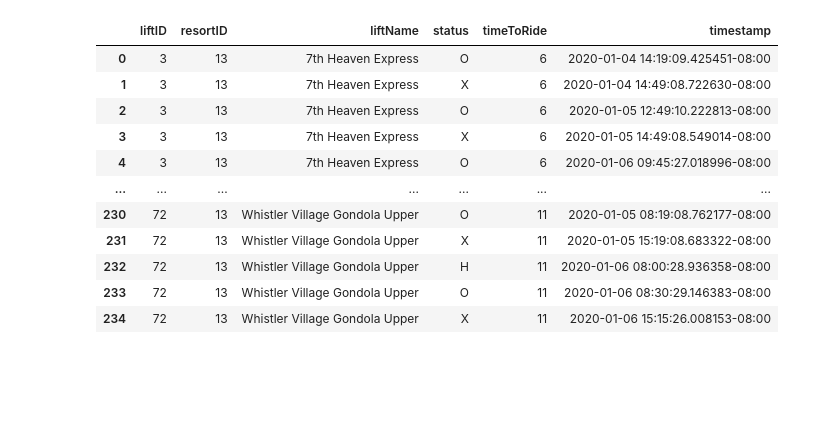
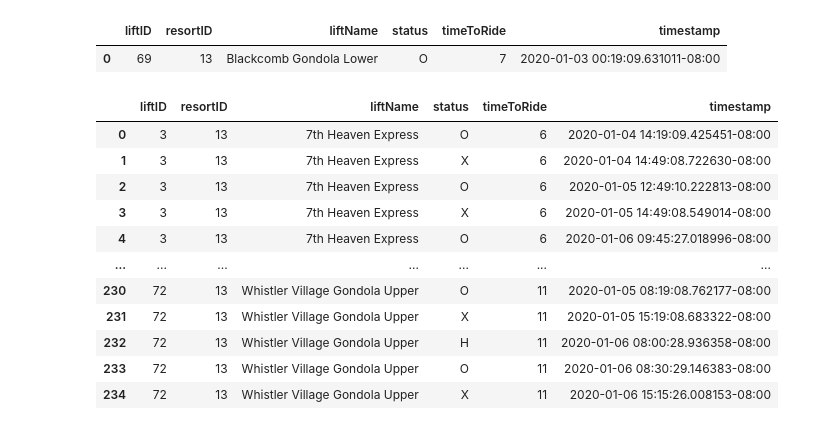
Before and after one commit to Pall-v/snowbot, a Jupyter notebook: process_json.ipynb, the cells around one changed output. Cells and saved outputs as stored; diff of their text form; code cells hidden in the pictures; blank space fills up the shorter version.

```diff
--- a/process_json.ipynb
+++ b/process_json.ipynb
@@ -97,6 +161,22 @@ df = df.astype({
     "timeToRide": "int"
 })
 df["timestamp"] = pd.to_datetime(df["timestamp"])
+# %%
+def set_lifts_df_datatypes(df):
+
+    # set datatypes for lift table
+    df = df.astype({
+        "liftID": 'category',
+        "resortID": 'category',
+        "liftName": 'category',
+        "status": 'category',
+        "timeToRide": "int"
+    })
+    df["timestamp"] = pd.to_datetime(df["timestamp"])
+
+    return df
+
+df_test = set_lifts_df_datatypes(df_test)
 # %%
 def get_status_changes(df):
     '''Returns a dataframe that only includes the times when there was a change to a new status'''
@@ -104,6 +184,11 @@ def get_status_changes(df):
            .apply(lambda x: x[x.status.ne(x.status.shift())])\
            .reset_index(drop=True)
     return df
+# %%
+get_status_changes(df_test)
+# %% [output]
+|  | liftID | resortID | liftName | status | timeToRide | timestamp |
+| 0 | 69 | 13 | Blackcomb Gondola Lower | O | 7 | 2020-01-03 00:19:09.631011-08:00 |
 # %%
 get_status_changes(df)
 # %% [output]
```
Also changed, not shown: parts of 15 cells of this notebook, 5 other files.
